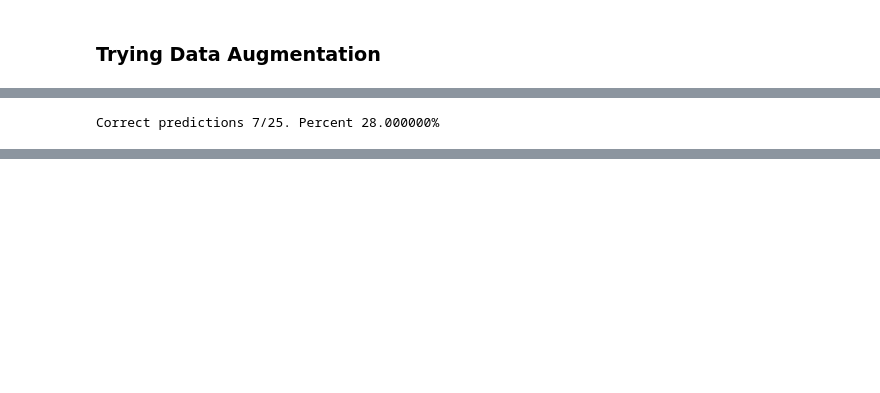
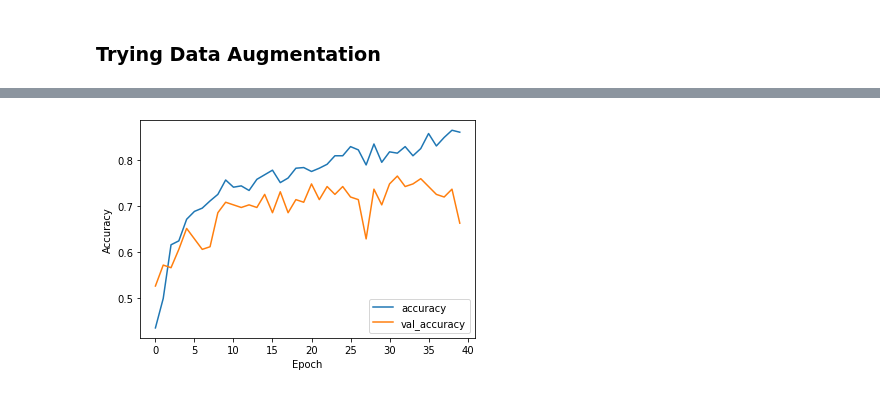
Before and after one commit to JoseGale/MSC_DA_2_CA1, a Jupyter notebook: CA1_Food Classification.ipynb, the cells around one changed output, grey strips where cells are left out. Saved outputs shown, nothing was run; the diff lists cells and outputs as text; code cells hidden in the pictures; blank space fills up the shorter version.

```diff
--- a/CA1_Food Classification.ipynb
+++ b/CA1_Food Classification.ipynb
@@ -253,5 +257,3 @@ Correct predictions 7/25. Percent 28.00%
 ### Trying Data Augmentation
 # %%
 from tensorflow.keras.preprocessing.image import ImageDataGenerator
-# %%
-X_train, X_test, y_train, y_test = train_test_split(pandasImagesDF["Data"],pandasImagesDF["Label"],test_size=0.3, random_state=42)
@@ -311,30 +260,25 @@ from tensorflow.keras.layers import RandomContrast, RandomBrightness, RandomRota
 # %%
 dataAugmented = Sequential()
-dataAugmented.add(RandomContrast(0.7))
-dataAugmented.add(RandomBrightness(0.7))
+# dataAugmented.add(RandomContrast(0.7))
+# dataAugmented.add(RandomBrightness(0.7))
 dataAugmented.add(RandomRotation(0.4))
-dataAugmented.add(RandomFlip())
+dataAugmented.add(RandomFlip("horizontal_and_vertical"))
 # %%
 modelAugmented = Sequential()
 modelAugmented.add(Input(shape=(IMG_SHAPE, IMG_SHAPE, 3)))  # 225x225 RGB images
 modelAugmented.add(dataAugmented)
-modelAugmented.add(Conv2D(32,kernel_size=(3,3),strides=(1,1),padding="valid", activation="relu"))
+modelAugmented.add(Conv2D(64,kernel_size=(3,3),strides=(1,1),padding="valid", activation="relu"))
 modelAugmented.add(Conv2D(32,kernel_size=(3,3),activation="relu"))
 modelAugmented.add(MaxPool2D(3))
-modelAugmented.add(Conv2D(32, (3,3), activation="relu"))
-modelAugmented.add(Conv2D(32, (3,3), activation="relu"))
-modelAugmented.add(MaxPool2D(2))
-modelAugmented.add(Conv2D(32, (3,3), activation="relu"))
-modelAugmented.add(Conv2D(32, (3,3), activation="relu"))
-modelAugmented.add(MaxPool2D(2))
-modelAugmented.add(Conv2D(32, (3,3), activation="relu"))
-modelAugmented.add(Conv2D(32, (3,3), activation="relu"))
-modelAugmented.add(MaxPool2D(2))
+
+modelAugmented.add(Conv2D(64,kernel_size=(3,3),strides=(1,1),padding="valid", activation="relu"))
+modelAugmented.add(Conv2D(32,kernel_size=(3,3),activation="relu"))
+# modelAugmented.add(MaxPool2D(3))
 
 modelAugmented.add(Flatten())
+modelAugmented.add(Dense(256, activation="relu"))
+modelAugmented.add(Dropout(0.25))
+modelAugmented.add(Dense(NCATEGORIES,activation="softmax"))
 
-
-modelAugmented.add(Dense(128, activation="relu"))
-modelAugmented.add(Dense(NCATEGORIES,activation="sigmoid"))
-
-modelAugmented.compile(loss="binary_crossentropy", metrics=["accuracy"], optimizer="adam")
+modelAugmented.compile(loss=tf.losses.categorical_crossentropy, metrics=["accuracy"], optimizer=tf.optimizers.Adam(learning_rate=0.0001))
+modelAugmented.summary()
@@ -345,3 +311,3 @@ X_train.shape,X_test.shape, y_train.shape, y_test.shape
 # %%
-modelAugmented.fit(X_train, y_train, batch_size=32, epochs=30, verbose=1, validation_data=(X_test, y_test))
+history = modelAugmented.fit(X_train, y_train, batch_size=12, epochs=40, verbose=1, validation_data=(X_test, y_test))
 # %% [output]
@@ -398,4 +333,12 @@ pred = modelAugmented.predict(X_test[:25])
 # %%
-comparePredictions(np.argmax(pred, axis=1),np.argmax(y_test[:25], axis=1))
+# comparePredictions(np.argmax(pred, axis=1),np.argmax(y_test[:25], axis=1))
-# %% [output]
-Correct predictions 7/25. Percent 28.000000%
+# %%
+plt.plot(history.history['accuracy'], label='accuracy')
+plt.plot(history.history['val_accuracy'], label = 'val_accuracy')
+plt.xlabel('Epoch')
+plt.ylabel('Accuracy')
+# plt.ylim([0.5, 1])
+plt.legend(loc='lower right')
+
+test_loss, test_acc = modelAugmented.evaluate(X_test,  y_test, verbose=2)
+# %% [output]
@@ -401,0 +346 @@ Correct predictions 7/25. Percent 28.000000%
+[figure, added]
```
Also changed, not shown: parts of 50 cells of this notebook.
